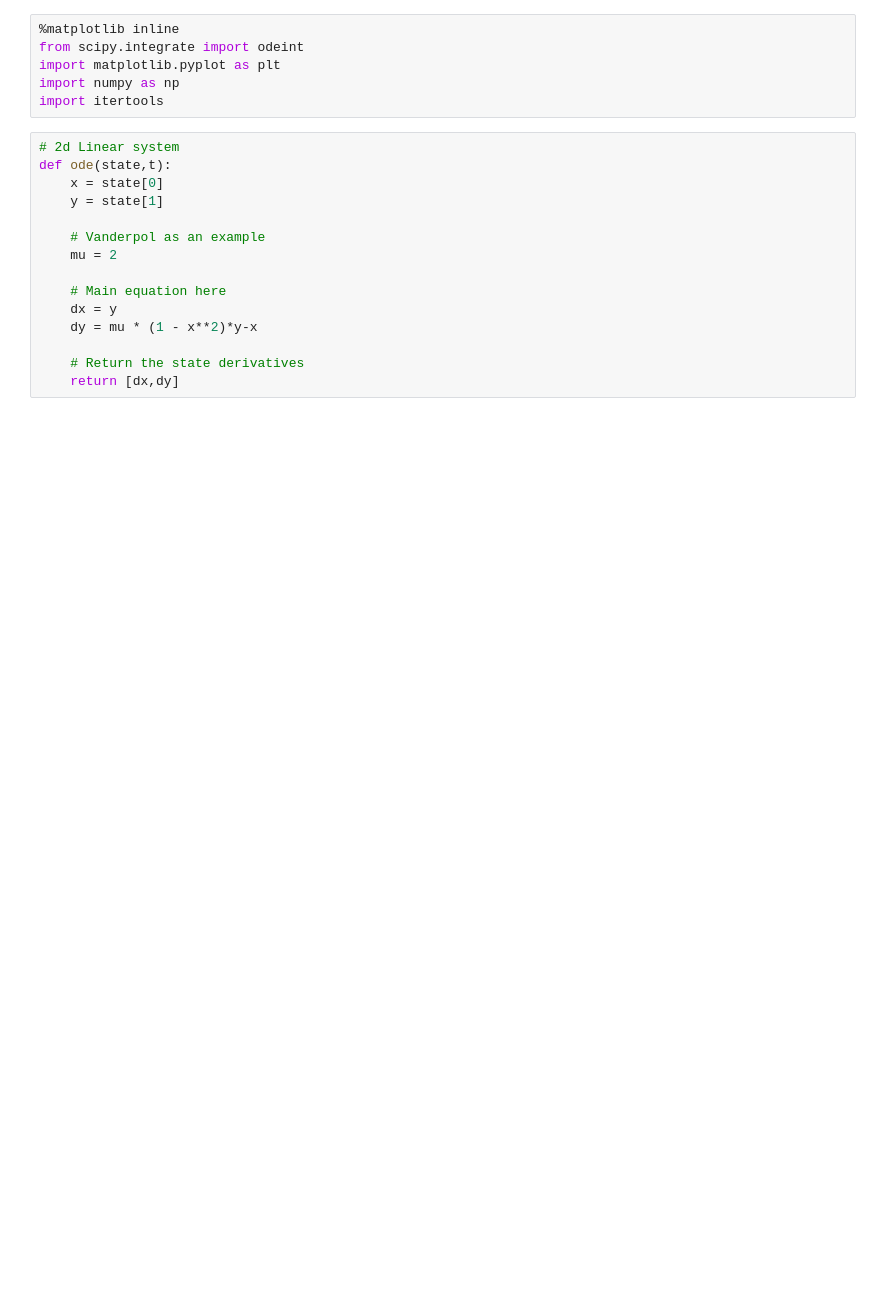
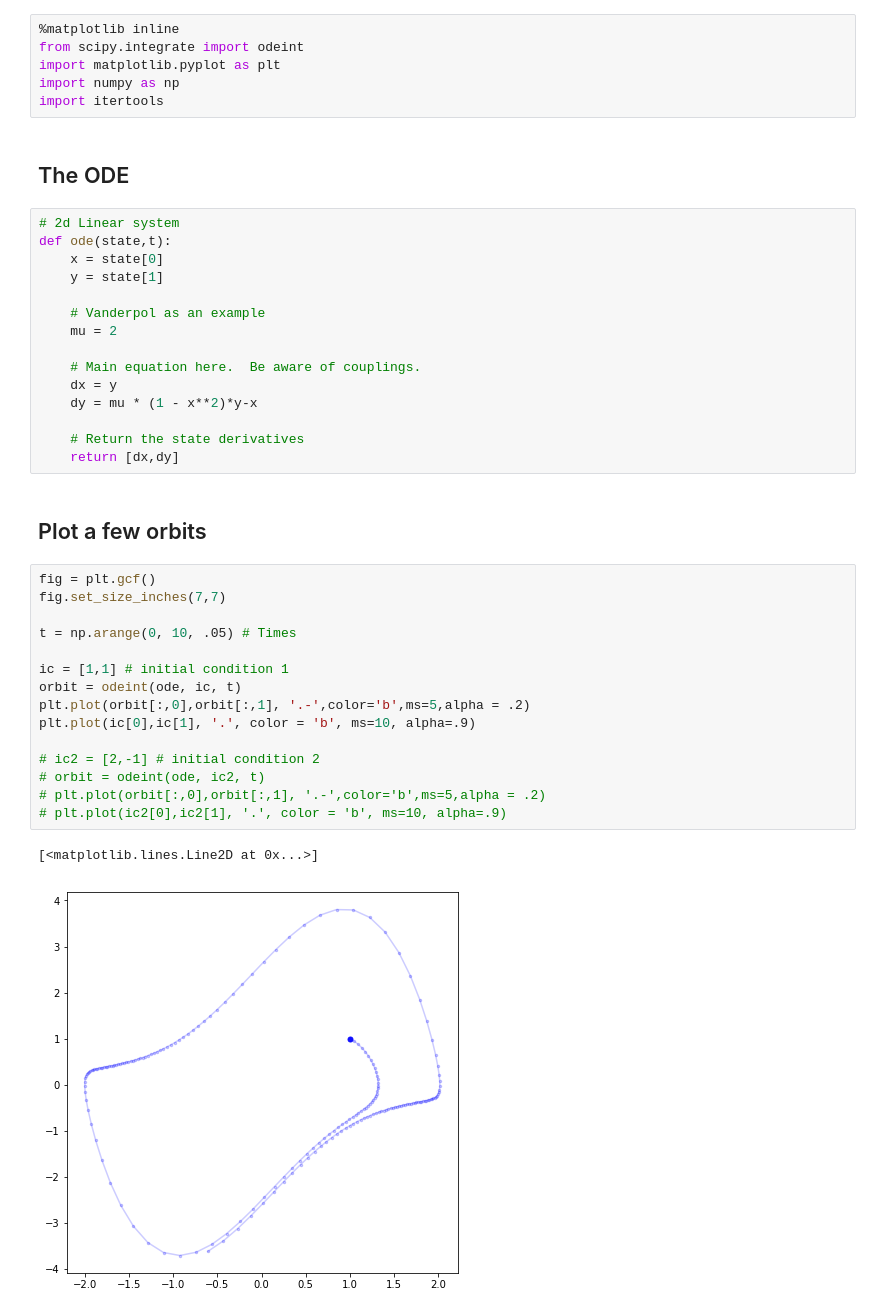
Before and after one commit to jyoshimi/dst_stuff, a Jupyter notebook: ode_2d.ipynb, the cells around one changed output. Drawn from its saved outputs; the diff is of its cells as text; blank space fills up the shorter version.

Commit message:
A pass on all the main notebook

```diff
--- a/ode_2d.ipynb
+++ b/ode_2d.ipynb
@@ -4,6 +4,8 @@ from scipy.integrate import odeint
 import matplotlib.pyplot as plt
 import numpy as np
 import itertools
+# %% [markdown]
+## The ODE
 # %%
 # 2d Linear system
 def ode(state,t):
@@ -13,9 +15,29 @@ def ode(state,t):
     # Vanderpol as an example
     mu = 2
 
-    # Main equation here
+    # Main equation here.  Be aware of couplings.
     dx = y
     dy = mu * (1 - x**2)*y-x
 
     # Return the state derivatives
     return [dx,dy]
+# %% [markdown]
+## Plot a few orbits
+# %%
+fig = plt.gcf()
+fig.set_size_inches(7,7)
+
+t = np.arange(0, 10, .05) # Times
+
+ic = [1,1] # initial condition 1
+orbit = odeint(ode, ic, t)
+plt.plot(orbit[:,0],orbit[:,1], '.-',color='b',ms=5,alpha = .2)
+plt.plot(ic[0],ic[1], '.', color = 'b', ms=10, alpha=.9)
+
+# ic2 = [2,-1] # initial condition 2
+# orbit = odeint(ode, ic2, t)
+# plt.plot(orbit[:,0],orbit[:,1], '.-',color='b',ms=5,alpha = .2)
+# plt.plot(ic2[0],ic2[1], '.', color = 'b', ms=10, alpha=.9)
+# %% [output]
+[<matplotlib.lines.Line2D at 0x...>]
+[figure, added]
```
Also changed, not shown: parts of 2 cells of this notebook, 6 other files.
